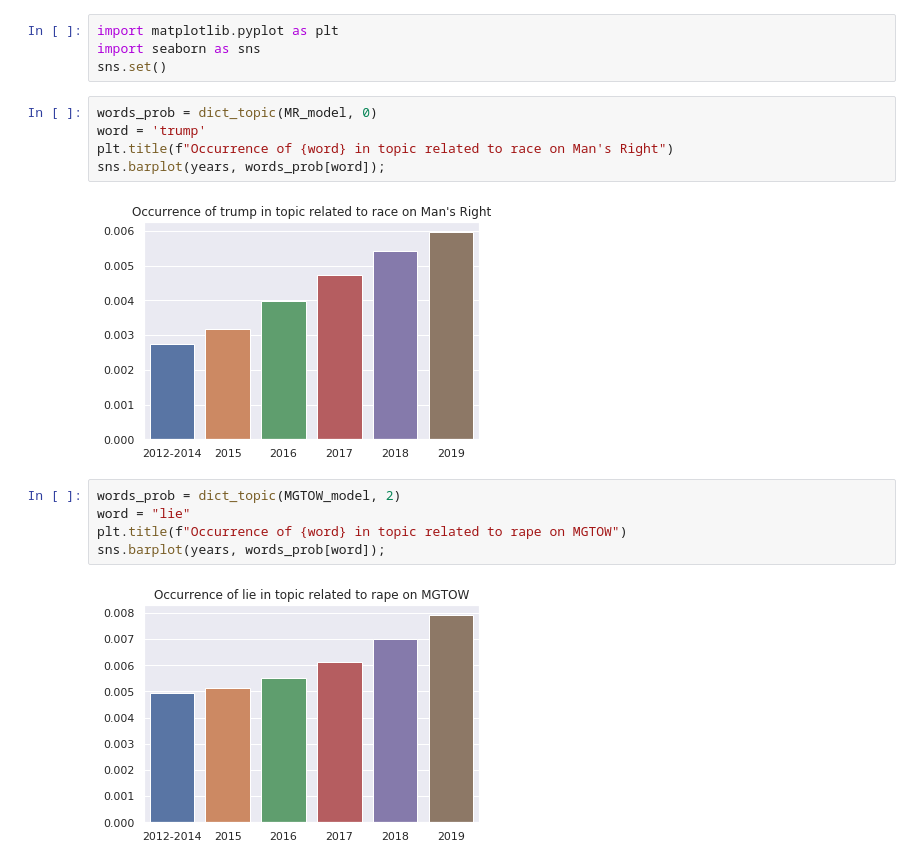
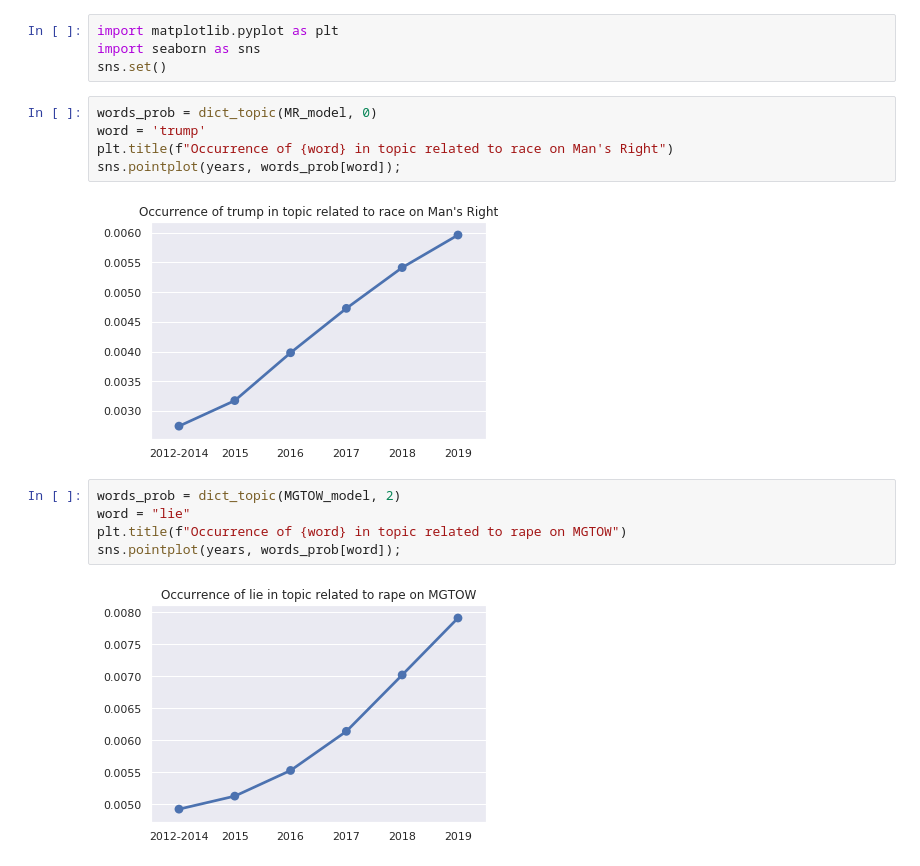
Before and after one commit to EmanuelHappy/Data-Science, a Jupyter notebook: _PushshiftReddit/topic_model/LDA-DTM_Model.ipynb, the cells around one changed output. Cells and saved outputs as stored; diff of their text form.

```diff
--- a/_PushshiftReddit/topic_model/LDA-DTM_Model.ipynb
+++ b/_PushshiftReddit/topic_model/LDA-DTM_Model.ipynb
@@ -180,13 +180,13 @@ sns.set()
 words_prob = dict_topic(MR_model, 0)
 word = 'trump'
 plt.title(f"Occurrence of {word} in topic related to race on Man's Right")
-sns.barplot(years, words_prob[word]);
+sns.pointplot(years, words_prob[word]);
 # %% [output]
-[figure, old version]
+[figure, new version]
 # %%
 words_prob = dict_topic(MGTOW_model, 2)
 word = "lie"
 plt.title(f"Occurrence of {word} in topic related to rape on MGTOW")
-sns.barplot(years, words_prob[word]);
+sns.pointplot(years, words_prob[word]);
 # %% [output]
-[figure, old version]
+[figure, new version]
```
Also changed, not shown: parts of 1 cell of this notebook, 6 other files.
